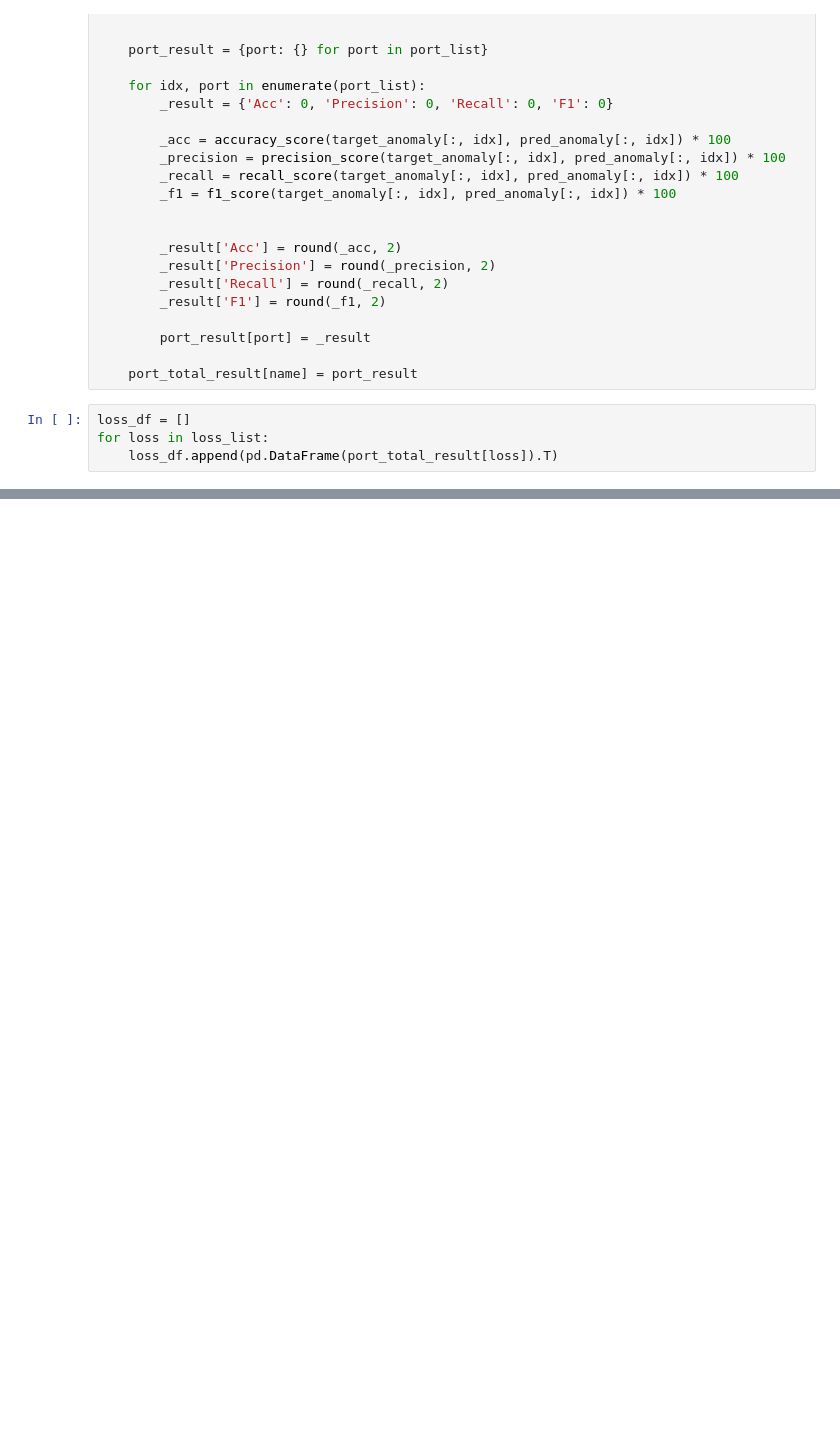
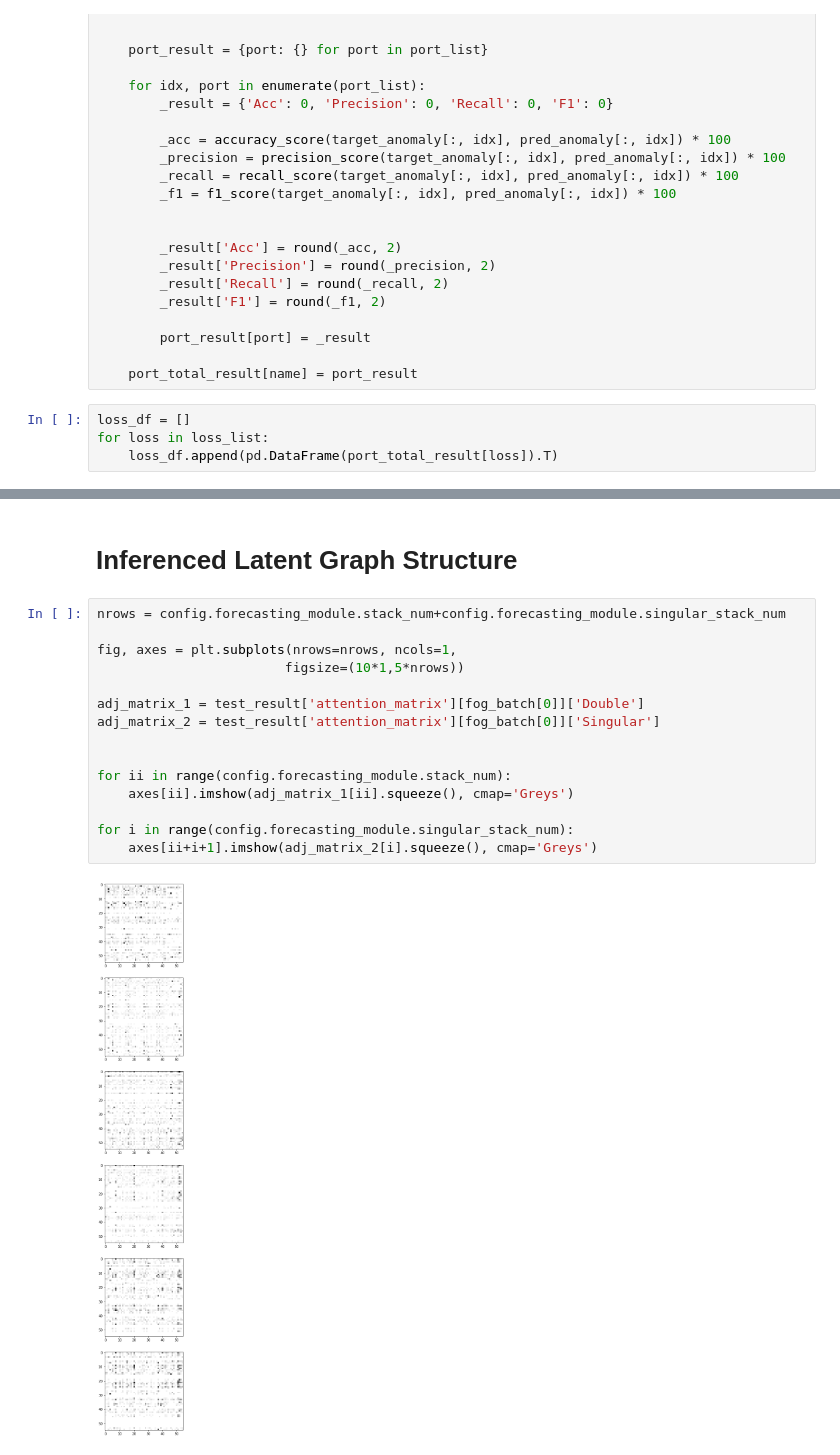
Before and after one commit to Kim-Ju-Hyeon/Graph_N_BEATS_Anomaly, a Jupyter notebook: Jupyter Notebook/Result.ipynb, the cells around one changed output, grey strips where cells are left out. Saved outputs shown, nothing was run; the diff lists cells and outputs as text; blank space fills up the shorter version.

```diff
--- a/Jupyter Notebook/Result.ipynb
+++ b/Jupyter Notebook/Result.ipynb
@@ -213,0 +260,19 @@ loss_df[1]
+# %% [markdown]
+# Inferenced Latent Graph Structure
+# %%
+nrows = config.forecasting_module.stack_num+config.forecasting_module.singular_stack_num
+
+fig, axes = plt.subplots(nrows=nrows, ncols=1,
+                        figsize=(10*1,5*nrows))
+
+adj_matrix_1 = test_result['attention_matrix'][fog_batch[0]]['Double']
+adj_matrix_2 = test_result['attention_matrix'][fog_batch[0]]['Singular']
+
+
+for ii in range(config.forecasting_module.stack_num):
+    axes[ii].imshow(adj_matrix_1[ii].squeeze(), cmap='Greys')
+
+for i in range(config.forecasting_module.singular_stack_num):
+    axes[ii+i+1].imshow(adj_matrix_2[i].squeeze(), cmap='Greys')
+# %% [output]
+[figure, added]
```
Also changed, not shown: parts of 9 cells of this notebook.
